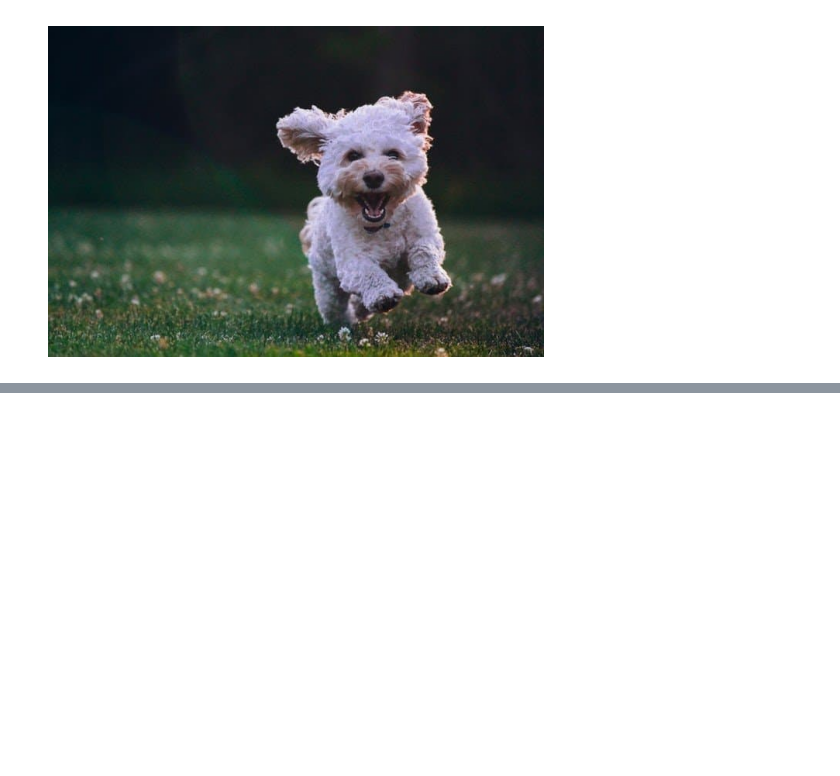
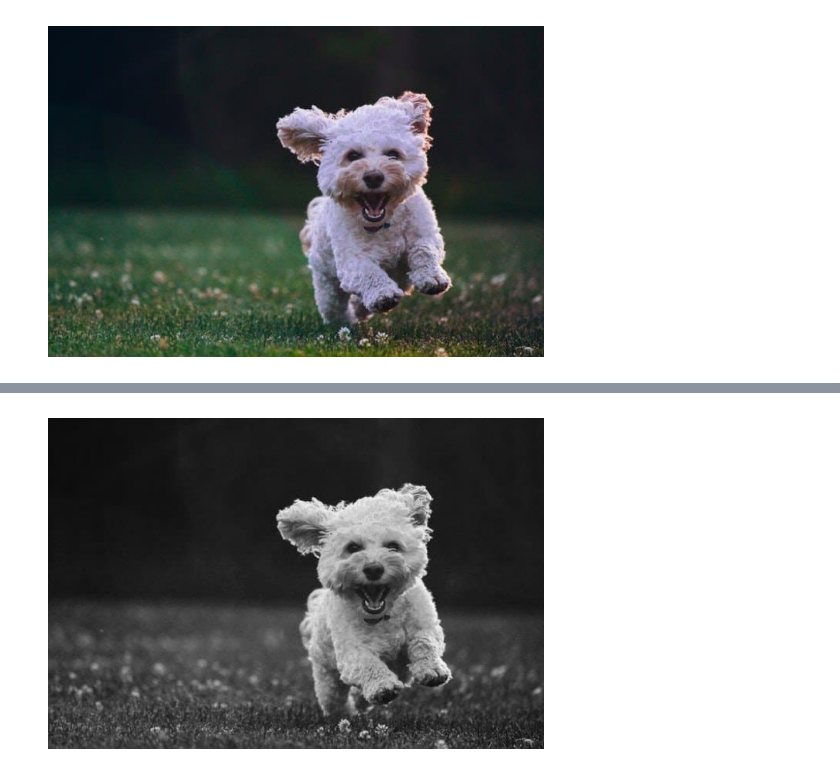
Before and after one commit to kat-pierzchala/OpenCV_Scikit-image, a Jupyter notebook: OpenCV_SKI.ipynb, the cells around one changed output, grey strips where cells are left out. Drawn from its saved outputs; the diff is of its cells as text; code cells hidden in the pictures; blank space fills up the shorter version.

```diff
--- a/OpenCV_SKI.ipynb
+++ b/OpenCV_SKI.ipynb
@@ -51,0 +56,10 @@ plt.show()
+# %%
+import numpy as np
+
+obraz_szary_manual = np.mean(obraz, axis=2)
+
+plt.imshow(obraz_szary_manual, cmap="gray")
+plt.axis("off")
+plt.show()
+# %% [output]
+[figure, added]
```
Also changed, not shown: parts of 11 cells of this notebook, 1 other file.
